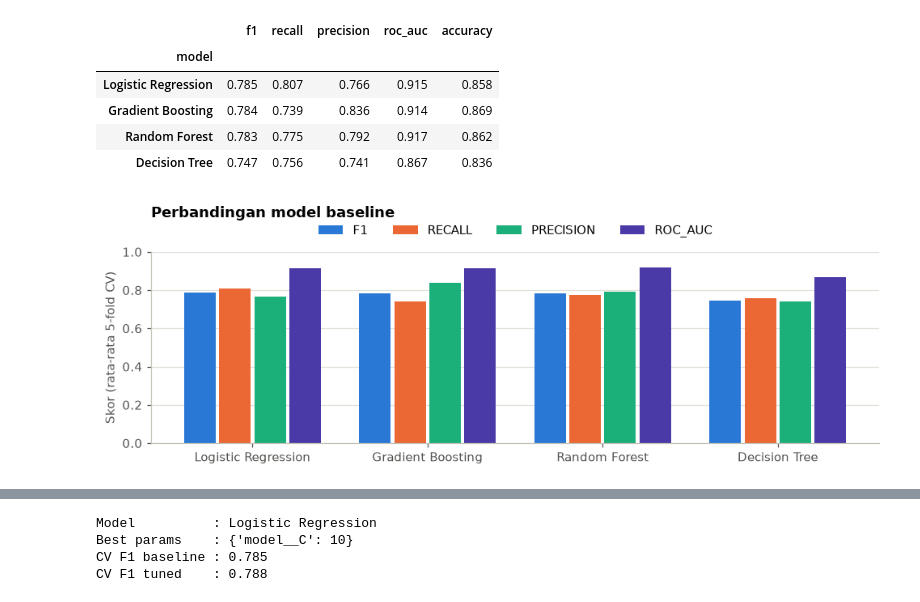
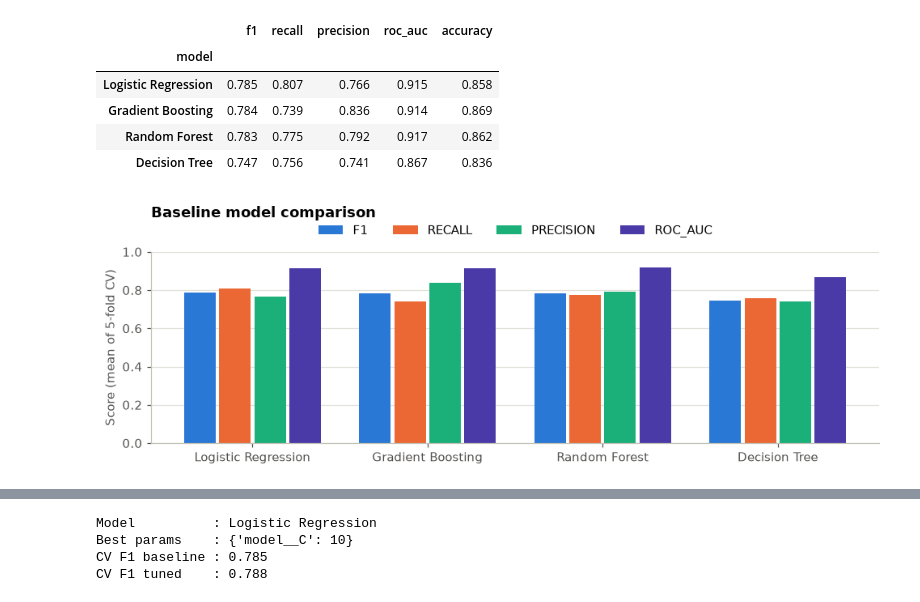
Before and after one commit to Rainy1502/EduGuard-Dropout-Prediction, a Jupyter notebook: notebook.ipynb, the cells around one changed output, grey strips where cells are left out. Drawn from its saved outputs; the diff is of its cells as text; code cells hidden in the pictures.

```diff
--- a/notebook.ipynb
+++ b/notebook.ipynb
@@ -594,18 +594,18 @@ baseline.round(3)
 # %%
 fig, ax = plt.subplots(figsize=(9, 3.2))
 metrics_plot = ["f1", "recall", "precision", "roc_auc"]
 x = np.arange(len(baseline))
 width = 0.2
 colors = ["#2a78d6", "#eb6834", "#1baf7a", "#4a3aa7"]
 for i, (m, c) in enumerate(zip(metrics_plot, colors)):
     ax.bar(x + (i - 1.5) * width, baseline[m], width=width - 0.02, color=c, label=m.upper())
 ax.set_xticks(x, baseline.index)
 ax.set_ylim(0, 1)
-ax.set_ylabel("Skor (rata-rata 5-fold CV)")
+ax.set_ylabel("Score (mean of 5-fold CV)")
 ax.legend(ncol=4, loc="upper center", bbox_to_anchor=(0.5, 1.2))
 ax.grid(axis="x", visible=False)
-ax.set_title("Perbandingan model baseline", pad=28)
+ax.set_title("Baseline model comparison", pad=28)
 plt.tight_layout()
 plt.show()
 # %% [output]
-[figure, old version]
+[figure, new version]
```
Also changed, not shown: parts of 126 cells of this notebook, 12 other files.
